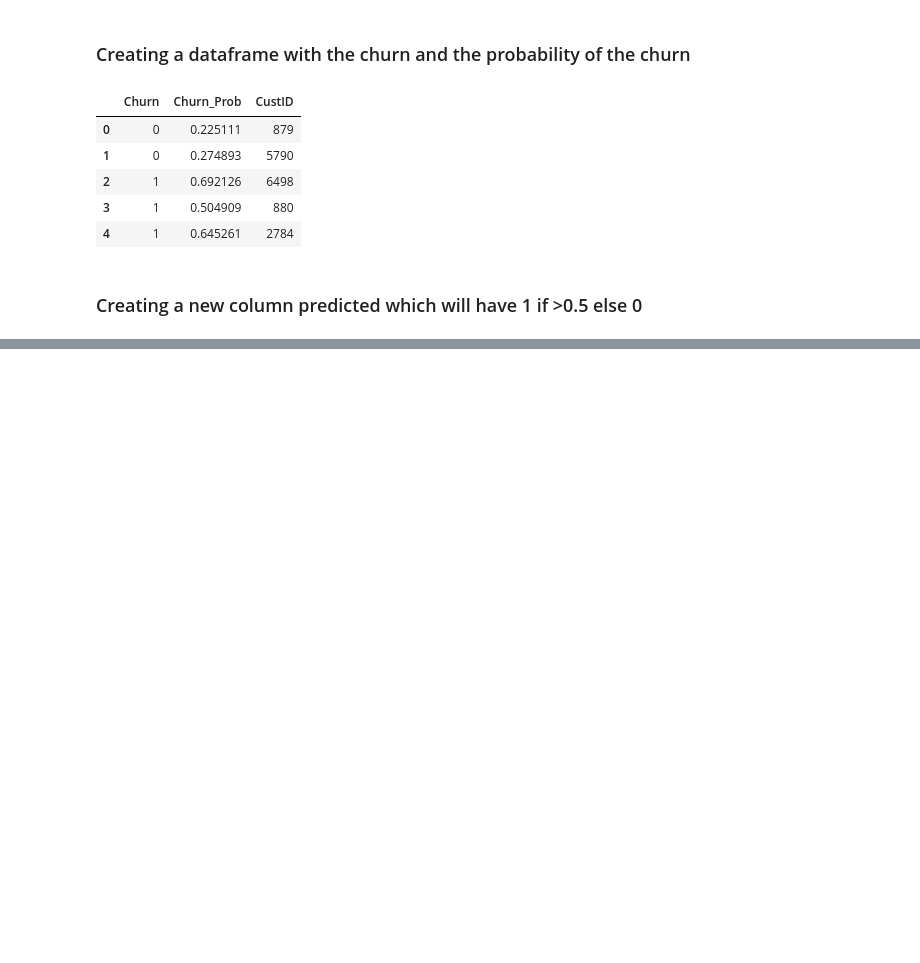
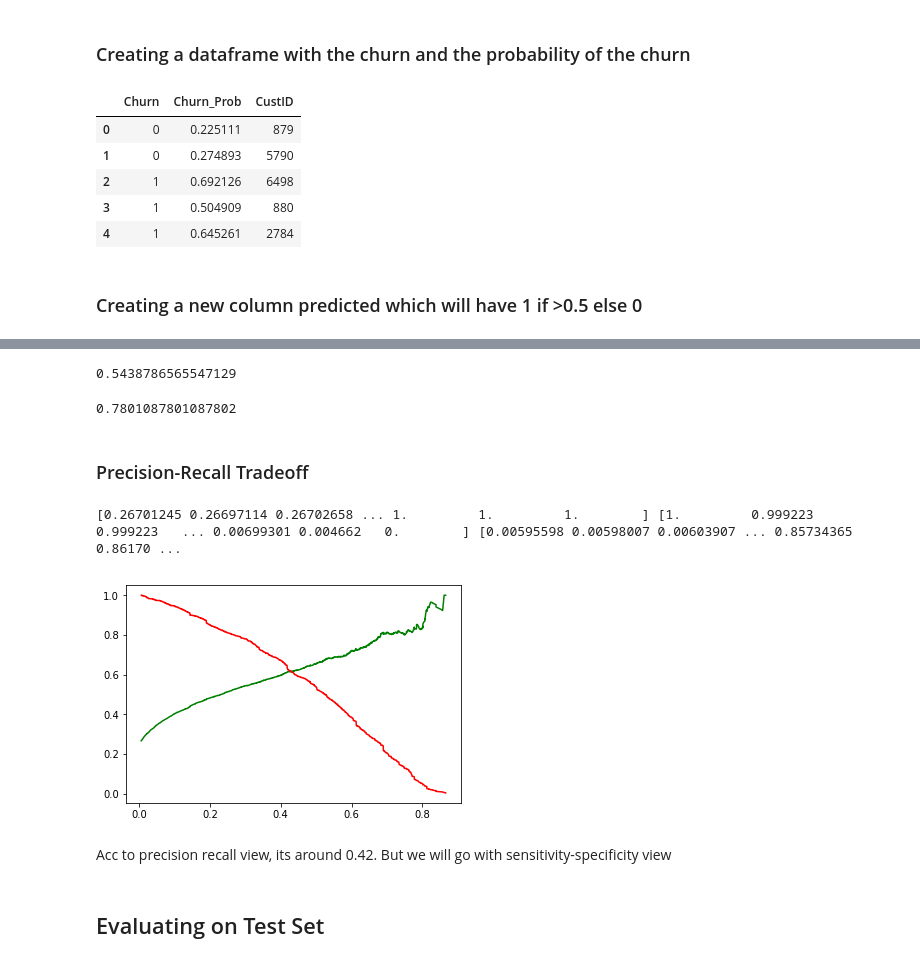
Before and after one commit to sameerg07/TelecomChurn, a Jupyter notebook: Telecom Churn.ipynb, the cells around one changed output, grey strips where cells are left out. Cells and saved outputs as stored; diff of their text form; code cells hidden in the pictures; blank space fills up the shorter version.

```diff
--- a/Telecom Churn.ipynb
+++ b/Telecom Churn.ipynb
@@ -546,0 +920,3 @@ y_train_pred_final
+# %%
+# Creating new column 'predicted' with 1 if Churn_Prob > 0.3 else 0
+y_train_pred_final['predicted'] = y_train_pred_final.Churn_Prob.map(lambda x: 1 if x > 0.3 else 0)
@@ -546,0 +958,25 @@ y_train_pred_final
+# %%
+precision_score(y_train_pred_final.Churn,y_train_pred_final.predicted)
+# %% [output]
+0.5438786565547129
+# %%
+recall_score(y_train_pred_final.Churn,y_train_pred_final.predicted)
+# %% [output]
+0.7801087801087802
+# %% [markdown]
+### Precision-Recall Tradeoff
+# %%
+p,r,thresholds = precision_recall_curve(y_train_pred_final.Churn,y_train_pred_final.Churn_Prob)
+print(p,r,thresholds)
+# %% [output]
+[0.26701245 0.26697114 0.26702658 ... 1.         1.         1.        ] [1.         0.999223   0.999223   ... 0.00699301 0.004662   0.        ] [0.00595598 0.00598007 0.00603907 ... 0.85734365 0.86170 ...
+# %%
+plt.plot(thresholds,p[:-1],'g')
+plt.plot(thresholds,r[:-1],'r')
+plt.show()
+# %% [output]
+[figure, added]
+# %% [markdown]
+Acc to precision recall view, its around 0.42. But we will go with sensitivity-specificity view
+# %% [markdown]
+## Evaluating on Test Set
```
Also changed, not shown: parts of 67 cells of this notebook, 1 other file.
